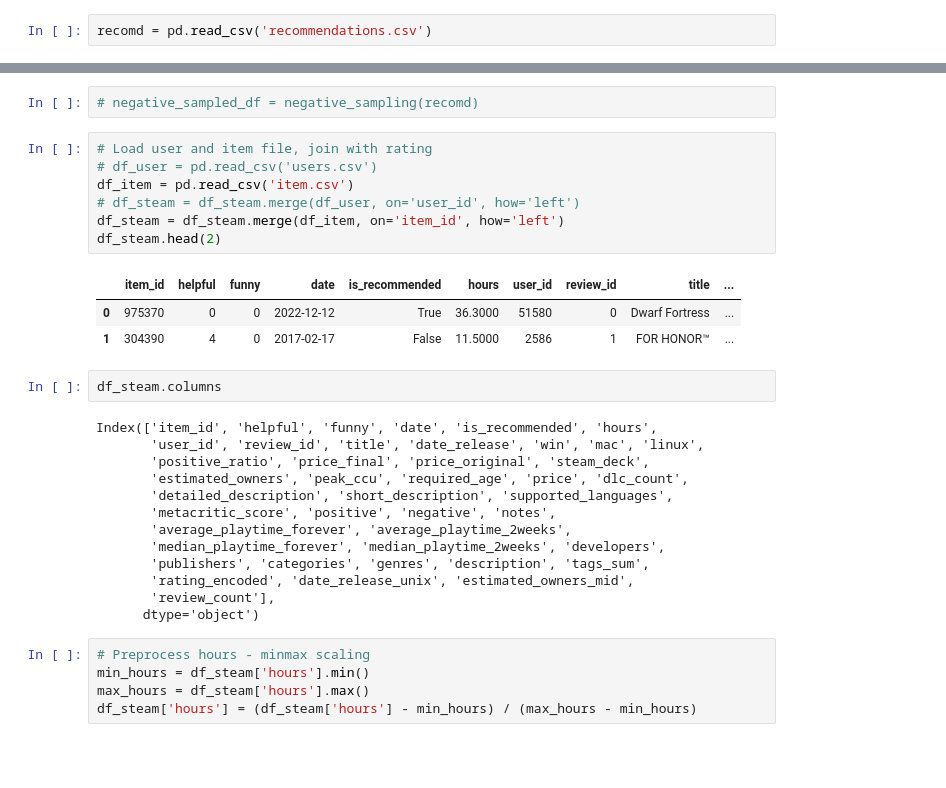
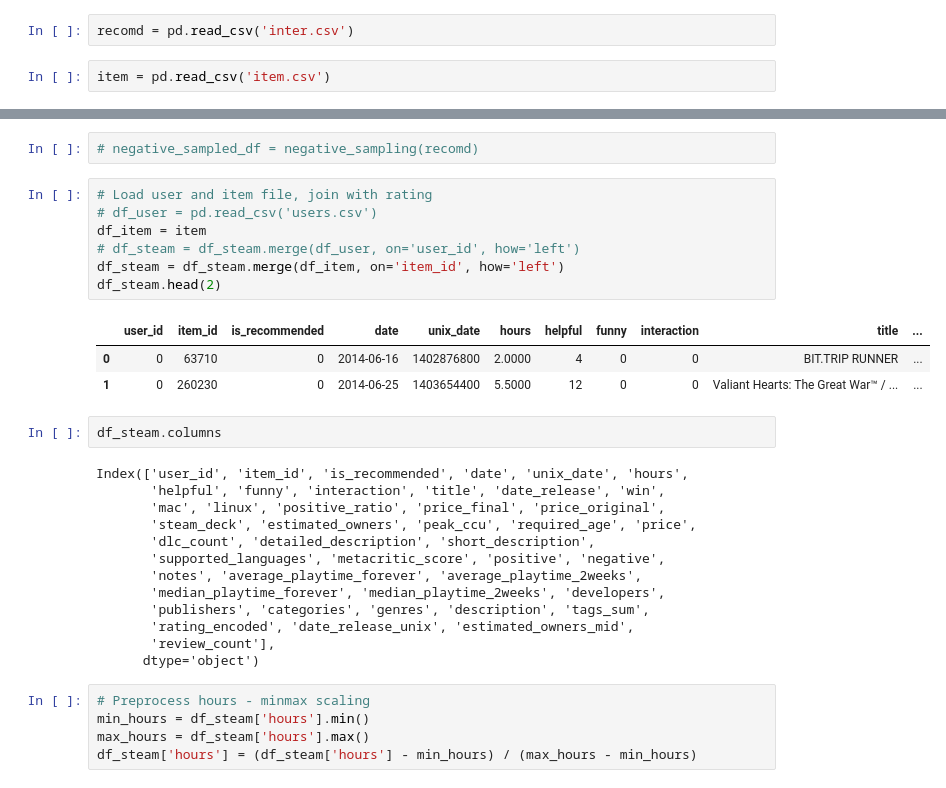
Before and after one commit to boostcampaitech7/level4-recsys-finalproject-hackathon-recsys-09-lv3, a Jupyter notebook: datahub/steam/steam_preprocessing.ipynb, the cells around one changed output, grey strips where cells are left out. Cells and saved outputs as stored; diff of their text form; blank space fills up the shorter version.

```diff
--- a/datahub/steam/steam_preprocessing.ipynb
+++ b/datahub/steam/steam_preprocessing.ipynb
@@ -22,6 +24,8 @@ pd.options.display.float_format = '{:.4f}'.format  # pd.reset_option('display.fl
 # NumPy options
 np.set_printoptions(precision = 2, suppress=True)  # suppress scientific notation
 # %%
-recomd = pd.read_csv('recommendations.csv')
+recomd = pd.read_csv('inter.csv')
+# %%
+item = pd.read_csv('item.csv')
 # %%
 recomd.rename(columns={"app_id": "item_id"}, inplace=True)
@@ -268,24 +274,24 @@ Name: count, dtype: int64
 # %%
 # Load user and item file, join with rating
 # df_user = pd.read_csv('users.csv')
-df_item = pd.read_csv('item.csv')
+df_item = item
 # df_steam = df_steam.merge(df_user, on='user_id', how='left')
 df_steam = df_steam.merge(df_item, on='item_id', how='left')
 df_steam.head(2)
 # %% [output]
-|  | item_id | helpful | funny | date | is_recommended | hours | user_id | review_id | title | ... |
-| 0 | 975370 | 0 | 0 | 2022-12-12 | True | 36.3000 | 51580 | 0 | Dwarf Fortress | ... |
-| 1 | 304390 | 4 | 0 | 2017-02-17 | False | 11.5000 | 2586 | 1 | FOR HONOR™ | ... |
+|  | user_id | item_id | is_recommended | date | unix_date | hours | helpful | funny | interaction | title | ... |
+| 0 | 0 | 63710 | 0 | 2014-06-16 | 1402876800 | 2.0000 | 4 | 0 | 0 | BIT.TRIP RUNNER | ... |
+| 1 | 0 | 260230 | 0 | 2014-06-25 | 1403654400 | 5.5000 | 12 | 0 | 0 | Valiant Hearts: The Great War™ / ... | ... |
 # %%
 df_steam.columns
 # %% [output]
-Index(['item_id', 'helpful', 'funny', 'date', 'is_recommended', 'hours',
-       'user_id', 'review_id', 'title', 'date_release', 'win', 'mac', 'linux',
-       'positive_ratio', 'price_final', 'price_original', 'steam_deck',
-       'estimated_owners', 'peak_ccu', 'required_age', 'price', 'dlc_count',
-       'detailed_description', 'short_description', 'supported_languages',
-       'metacritic_score', 'positive', 'negative', 'notes',
-       'average_playtime_forever', 'average_playtime_2weeks',
+Index(['user_id', 'item_id', 'is_recommended', 'date', 'unix_date', 'hours',
+       'helpful', 'funny', 'interaction', 'title', 'date_release', 'win',
+       'mac', 'linux', 'positive_ratio', 'price_final', 'price_original',
+       'steam_deck', 'estimated_owners', 'peak_ccu', 'required_age', 'price',
+       'dlc_count', 'detailed_description', 'short_description',
+       'supported_languages', 'metacritic_score', 'positive', 'negative',
+       'notes', 'average_playtime_forever', 'average_playtime_2weeks',
        'median_playtime_forever', 'median_playtime_2weeks', 'developers',
        'publishers', 'categories', 'genres', 'description', 'tags_sum',
        'rating_encoded', 'date_release_unix', 'estimated_owners_mid',
```
Also changed, not shown: parts of 37 cells of this notebook.
